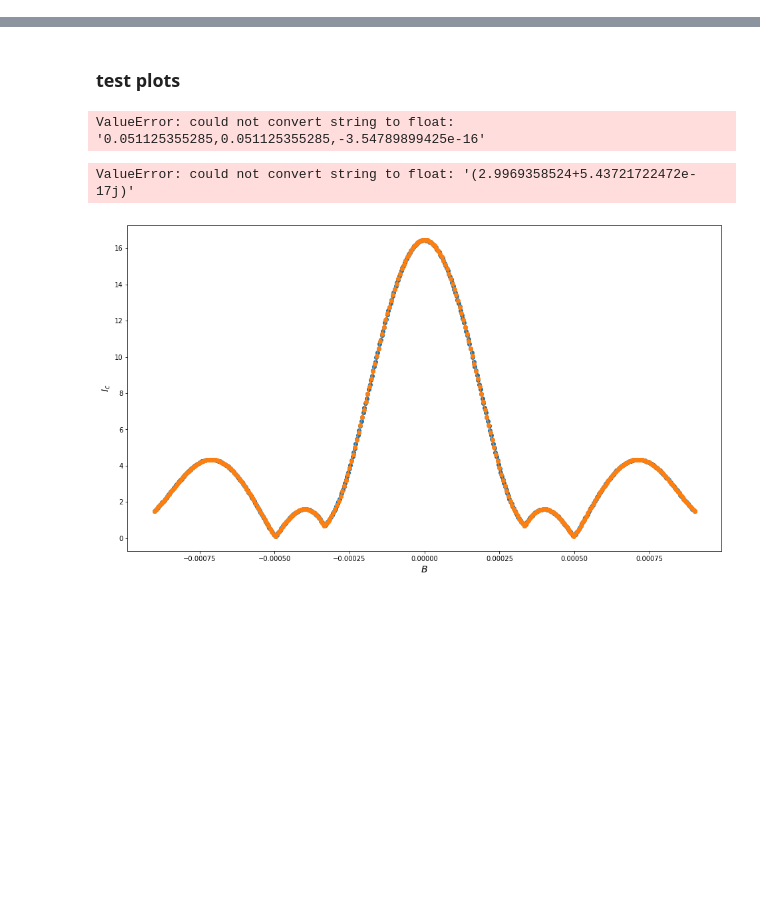
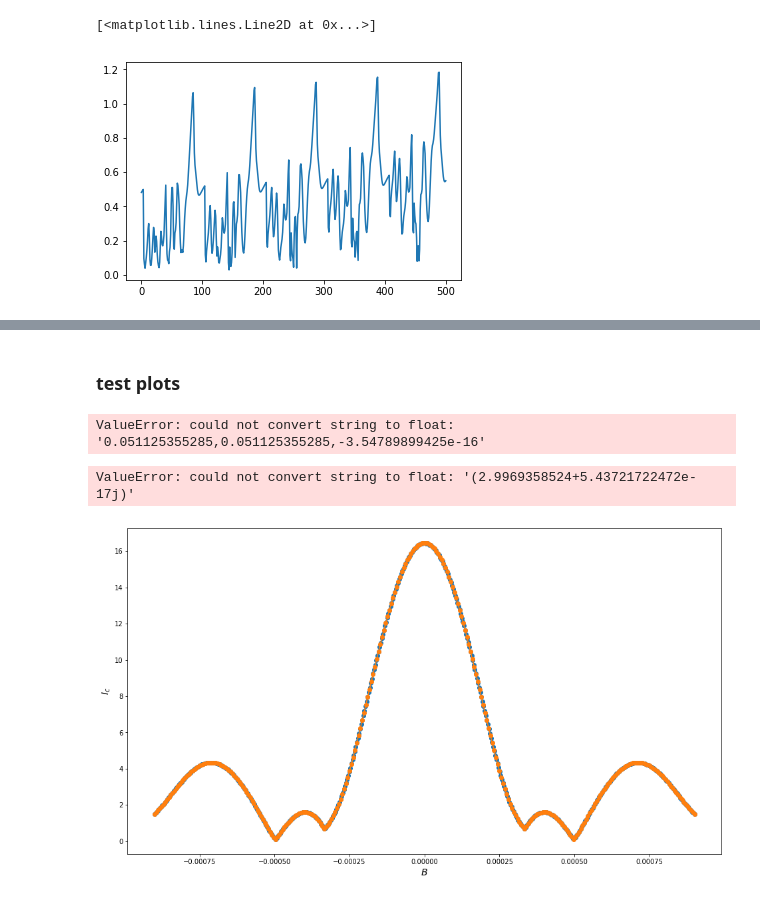
Before and after one commit to NeroCorleone/thesis, a Jupyter notebook: code/plots.ipynb, the cells around one changed output, grey strips where cells are left out. Drawn from its saved outputs; the diff is of its cells as text; code cells hidden in the pictures; blank space fills up the shorter version.

```diff
--- a/code/plots.ipynb
+++ b/code/plots.ipynb
@@ -38,0 +41,7 @@ def get_dirs(directory):
+# %%
+data = pd.read_csv('/home/nefta/thesis/results/wg3_2/supercurrent_map/vbg=0.8-20171115-15:56:03/data.csv', header=None)
+# %%
+plt.plot(data.iloc[1])
+# %% [output]
+[<matplotlib.lines.Line2D at 0x...>]
+[figure, added]
```
Also changed, not shown: parts of 3 cells of this notebook, 7 other files.
